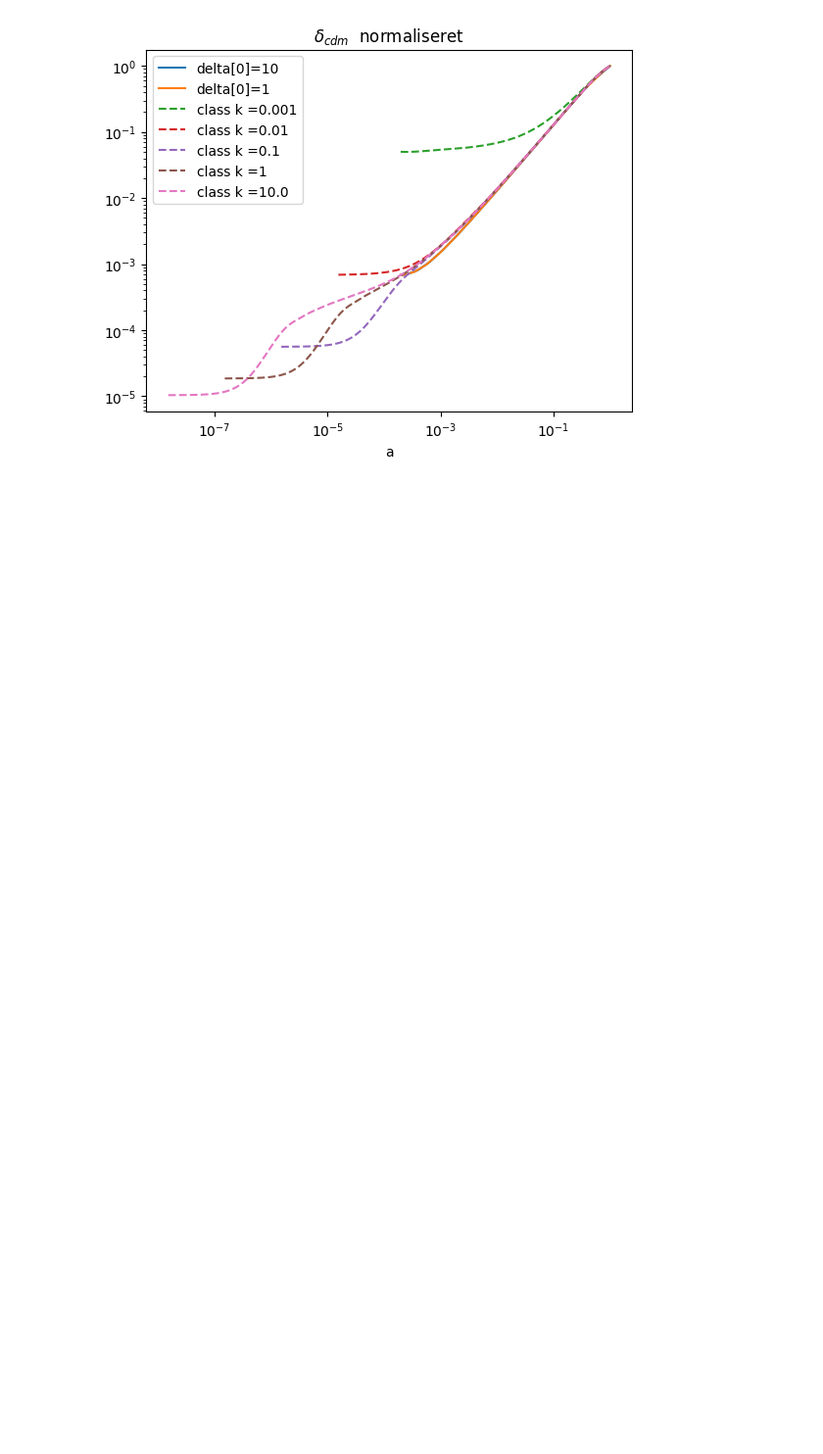
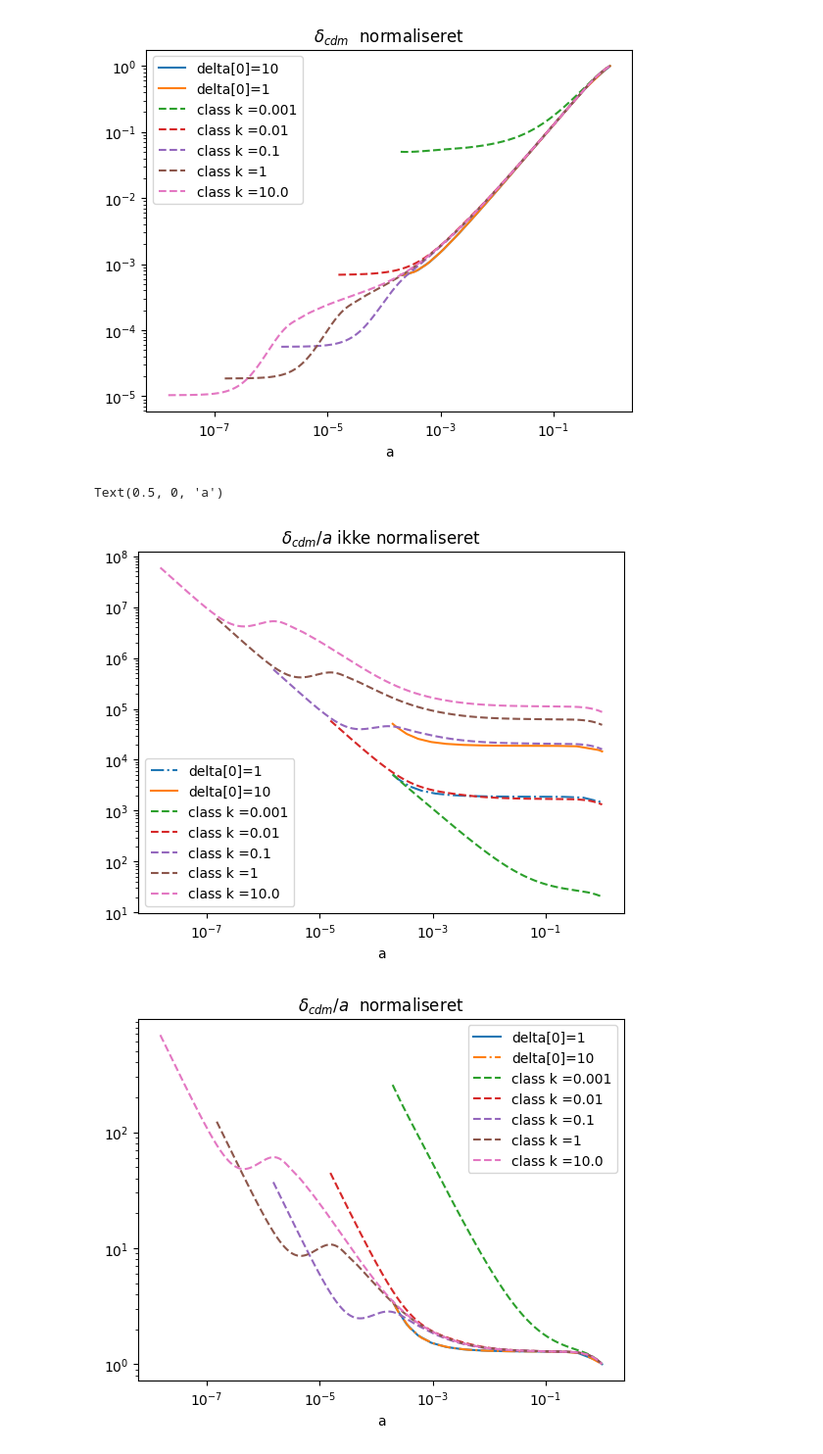
Before and after one commit to eriksteenberg/Power-spectrum-Test, a Jupyter notebook: simulering af cdm uden cs .ipynb, the cells around one changed output. Shown at 98% size. Saved outputs shown, nothing was run; the diff lists cells and outputs as text; code cells hidden in the pictures; blank space fills up the shorter version.

```diff
--- a/simulering af cdm uden cs .ipynb
+++ b/simulering af cdm uden cs .ipynb
@@ -234,3 +234,31 @@ plt.xlabel("a")
 Text(0.5, 0, 'a')
 [figure]
 [figure]
+# %%
+
+a2 = sol2.y[0]
+a1 = sol1.y[0]
+plt.loglog(a1,np.abs(sol1.y[1])/a1,"-.",label="delta[0]=1") #/np.abs(sol.y[1][-1]))
+
+plt.loglog(a2,np.abs(sol2.y[1])/a2,label="delta[0]=10") #/np.abs(sol.y[1][-1]))
+plt.title(r"$\delta_{cdm}/a$ ikke normaliseret")
+plt.xlabel("a")
+for i,k in enumerate(kvec):
+    plt.plot(pts[i]["a"],-pts[i]["delta_cdm"]/pts[i]["a"],"--",label="class k ="+str(kvec[i]))
+plt.legend()
+
+
+plt.figure(2)
+
+plt.loglog(a2,np.abs(sol2.y[1])/np.abs(sol2.y[1])[-1]/a2,label="delta[0]=1") #/np.abs(sol.y[1][-1]))
+plt.loglog(a1,np.abs(sol1.y[1])/np.abs(sol1.y[1])[-1]/a1,"-.",label="delta[0]=10") #/np.abs(sol.y[1][-1]))
+
+plt.title(r"$\delta_{cdm}/a$  normaliseret")
+for i,k in enumerate(kvec):
+    plt.plot(pts[i]["a"],pts[i]["delta_cdm"]/pts[i]["delta_cdm"][-1]/pts[i]["a"],"--",label="class k ="+str(kvec[i]))
+plt.legend()
+plt.xlabel("a")
+# %% [output]
+Text(0.5, 0, 'a')
+[figure, added]
+[figure, added]
```
Also changed, not shown: parts of 2 cells of this notebook.
